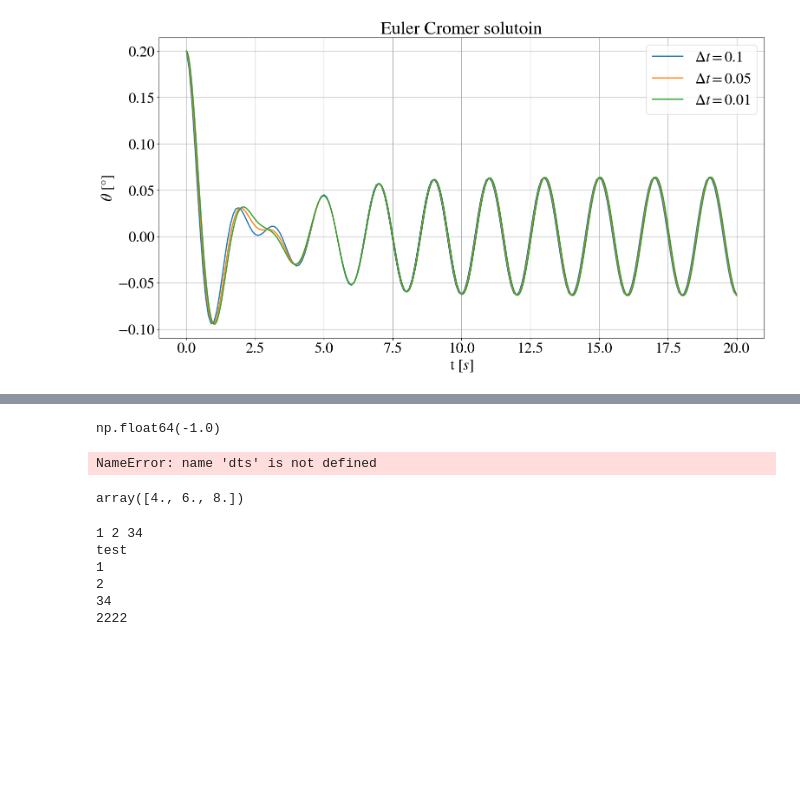
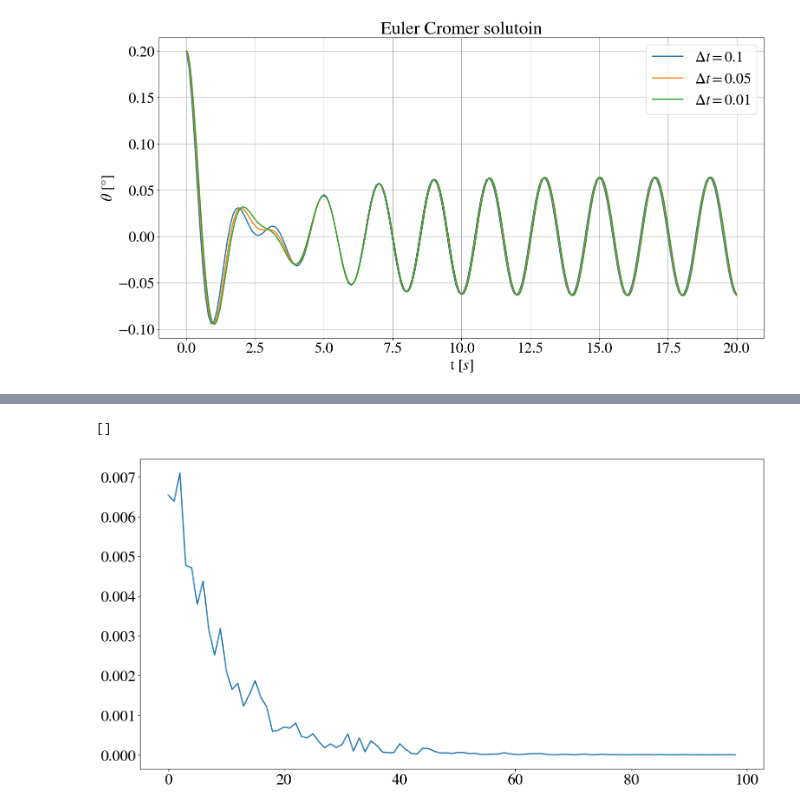
Before and after one commit to Oliver-BS/TFY4163-numerical-project, a Jupyter notebook: main.ipynb, the cells around one changed output, grey strips where cells are left out. Cells and saved outputs as stored; diff of their text form; code cells hidden in the pictures; blank space fills up the shorter version.

```diff
--- a/main.ipynb
+++ b/main.ipynb
@@ -232,8 +240,8 @@ plt.plot(sols[0][0][2],sols[0][0][0])
 # %%
 params = (equation, theta_0, theta_dot_0, 20)
 dt_max = 0.5
-dt_min = 0.005
-N = 20
+dt_min = 0.0005
+N = 100
 T = 20
 
 RK4_sols, RK4_dts = generate_solutions(RK4_method, params, dt_max, dt_min, N)
@@ -254,51 +249,8 @@ plt.plot()
-# %%
-np.logspace(-1,-3, 20)
-np.log10(0.1)
-# %% [output]
-np.float64(-1.0)
-# %%
-scores = np.zeros(len(dts)-1)
-
-for i in range(len(dts)-1):
-    scores[i] = compare_thetas(sols[i],sols[i+1])
-
-plt.plot(dts[1:], scores, label=r"$\Del$")
-plt.title(f'Convergence test')
-plt.xlabel(r't $[s]$')
-plt.xlabel(r'MAE of sol $\Delta_{i}$ vs $\Delta_{i-1}$' )
-plt.legend()
-plt.grid()
-# %% [output]
-NameError: name 'dts' is not defined
-# %%
-x = np.array([2,3,4])
-xp = np.array([1,3,4])
-yp = np.array([2,6,8])
-
-np.interp(x,xp,yp)
-# %% [output]
-array([4., 6., 8.])
-# %%
-def printargs(*args):
-
-    print(*args)
-
-    print('test')
-
-    iii(*args,2222)
-    return args
-printargs(1,2,34)
-
-
-def iii(a,b,c,d):
-    print(a)
-    print(b)
-    print(c)
-    print(d)
-# %% [output]
-1 2 34
-test
-1
-2
-34
-2222
+# %%
+scores, dts = compare_solutions(RK4_sols, RK4_dts)
+# %%
+plt.plot([i for i in range(len(scores))], scores)
+plt.plot()
+# %% [output]
+[]
+[figure, added]
```
Also changed, not shown: parts of 5 cells of this notebook.
